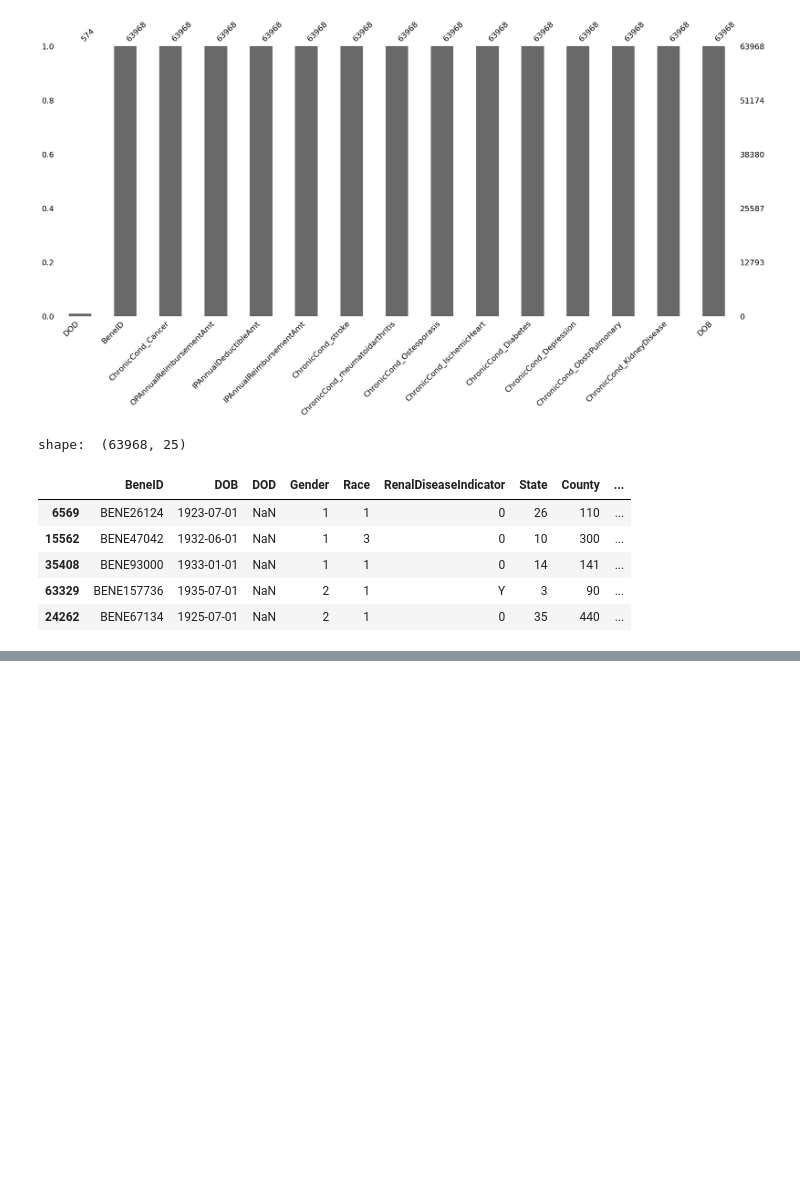
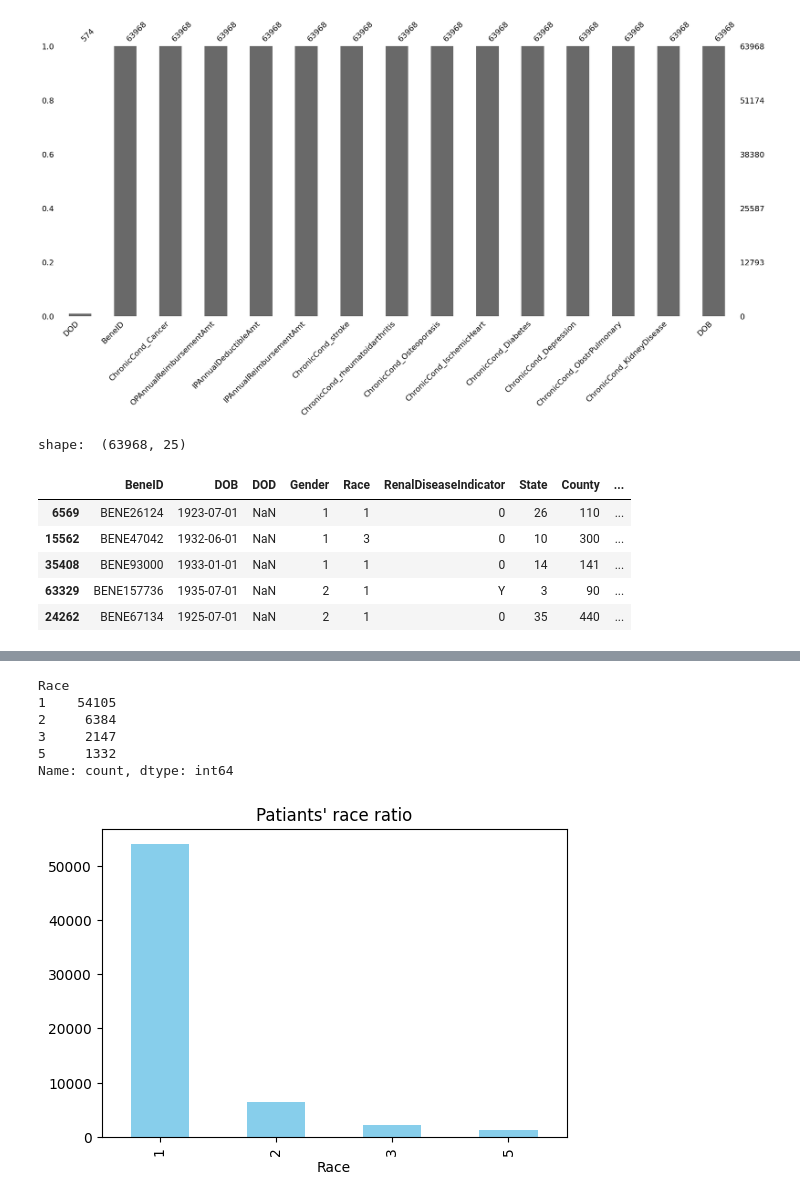
Before and after one commit to ChTomer/MyCapstone, a Jupyter notebook: HealthCareFraudProjectPitch/1testBeneficiary.ipynb, the cells around one changed output, grey strips where cells are left out. Drawn from its saved outputs; the diff is of its cells as text; code cells hidden in the pictures; blank space fills up the shorter version.

```diff
--- a/HealthCareFraudProjectPitch/1testBeneficiary.ipynb
+++ b/HealthCareFraudProjectPitch/1testBeneficiary.ipynb
@@ -51,0 +189,15 @@ shape:  (63968, 25)
+# %%
+print(df['Race'].value_counts())
+
+# df['race'].plot()
+df['Race'].value_counts().plot(kind='bar', figsize=(6, 4),color='skyblue')
+plt.title("Patiants' race ratio")
+plt.show()
+# %% [output]
+Race
+1    54105
+2     6384
+3     2147
+5     1332
+Name: count, dtype: int64
+[figure, added]
```
Also changed, not shown: parts of 41 cells of this notebook, 1 other file.
